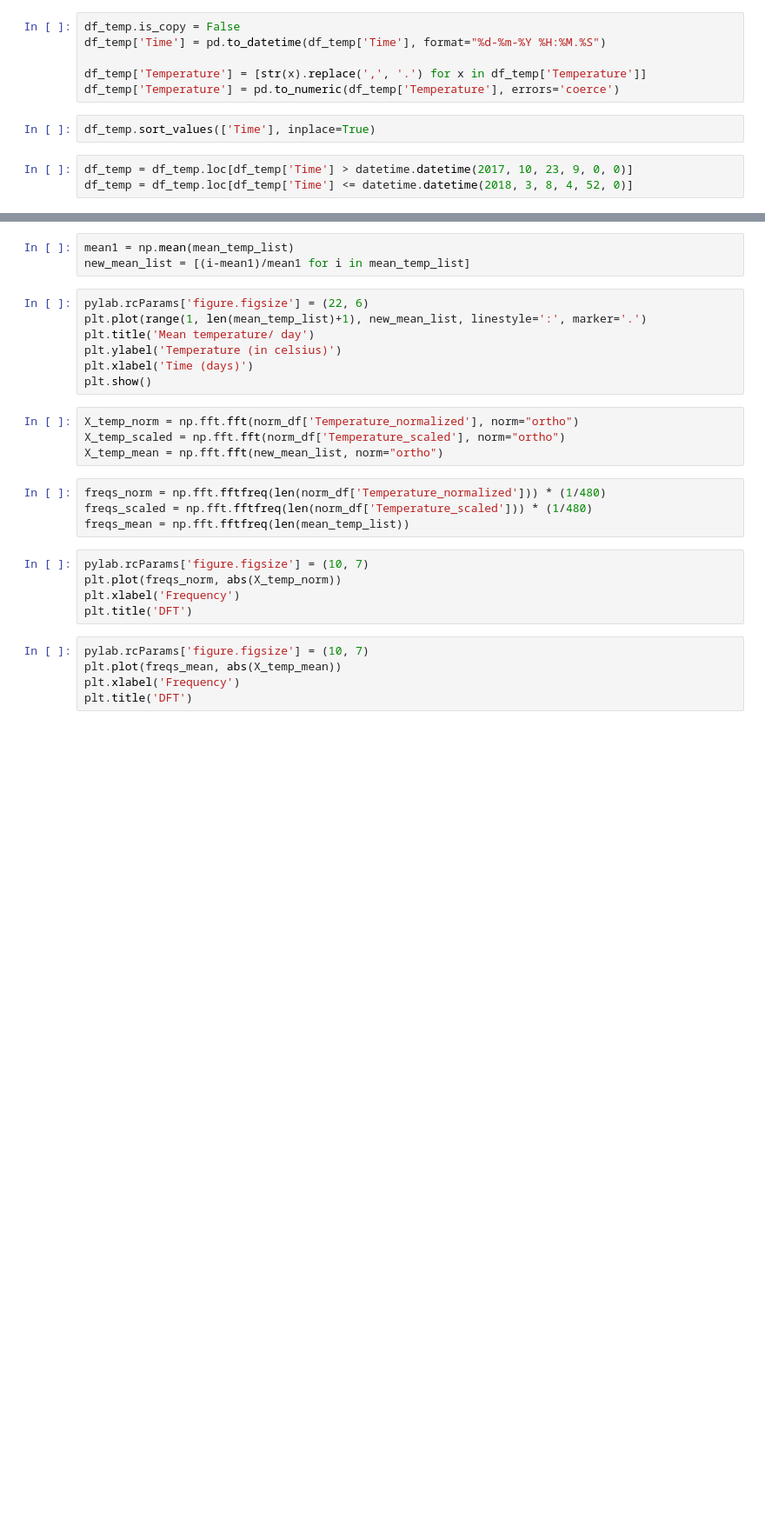
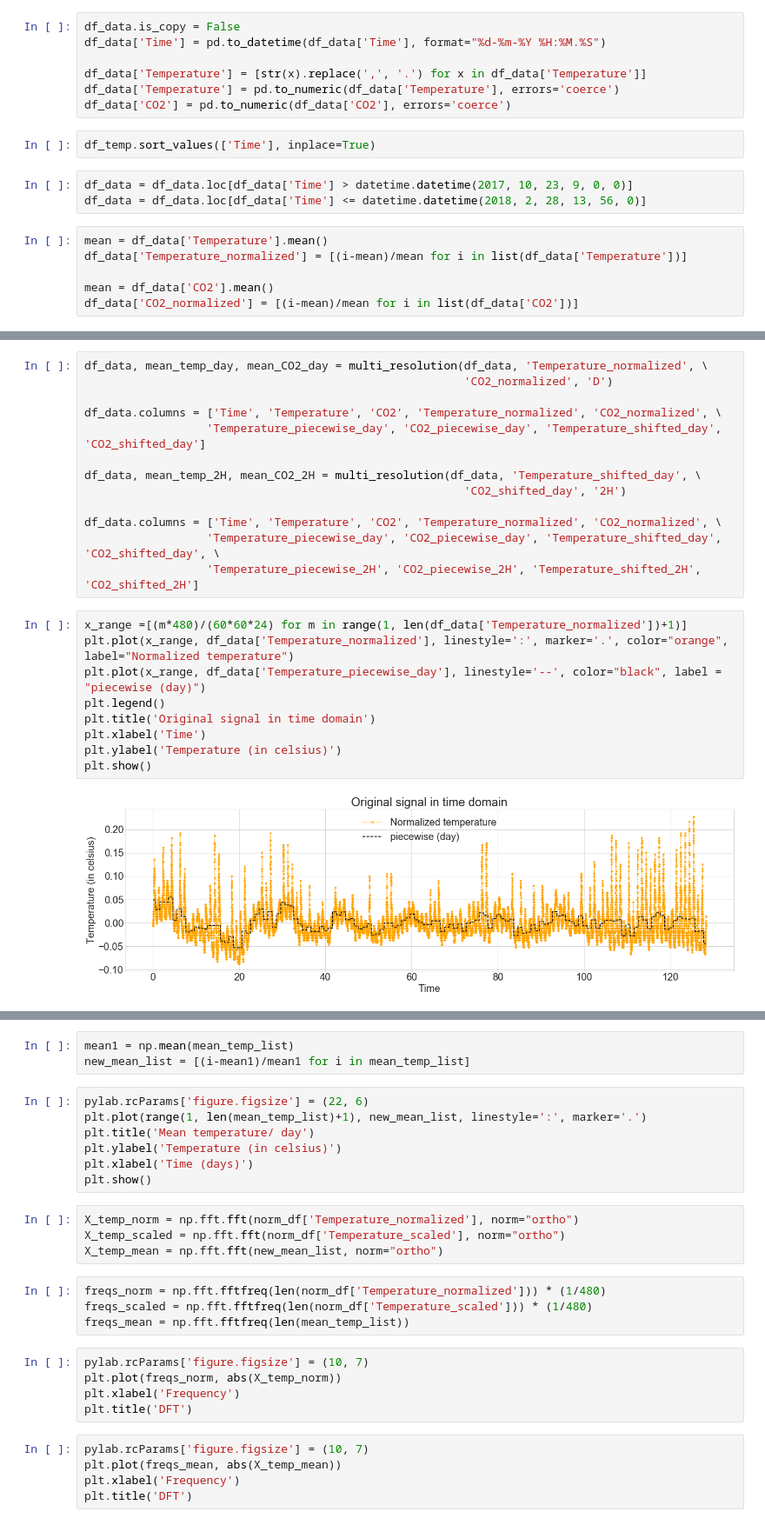
Before and after one commit to palindrome6/modelling_and_simulation, a Jupyter notebook: Signal_analysis.ipynb, the cells around one changed output, grey strips where cells are left out. Shown at 87% size. Drawn from its saved outputs; the diff is of its cells as text; blank space fills up the shorter version.

Commit message:
multi resolution

```diff
--- a/Signal_analysis.ipynb
+++ b/Signal_analysis.ipynb
@@ -20,11 +24,18 @@ df_temp.columns = ['Time', 'Temperature']
 # %%
-df_temp.is_copy = False
-df_temp['Time'] = pd.to_datetime(df_temp['Time'], format="%d-%m-%Y %H:%M.%S")
+df_data.is_copy = False
+df_data['Time'] = pd.to_datetime(df_data['Time'], format="%d-%m-%Y %H:%M.%S")
 
-df_temp['Temperature'] = [str(x).replace(',', '.') for x in df_temp['Temperature']]
-df_temp['Temperature'] = pd.to_numeric(df_temp['Temperature'], errors='coerce')
+df_data['Temperature'] = [str(x).replace(',', '.') for x in df_data['Temperature']]
+df_data['Temperature'] = pd.to_numeric(df_data['Temperature'], errors='coerce')
+df_data['CO2'] = pd.to_numeric(df_data['CO2'], errors='coerce')
 # %%
 df_temp.sort_values(['Time'], inplace=True)
 # %%
-df_temp = df_temp.loc[df_temp['Time'] > datetime.datetime(2017, 10, 23, 9, 0, 0)]
-df_temp = df_temp.loc[df_temp['Time'] <= datetime.datetime(2018, 3, 8, 4, 52, 0)]
+df_data = df_data.loc[df_data['Time'] > datetime.datetime(2017, 10, 23, 9, 0, 0)]
+df_data = df_data.loc[df_data['Time'] <= datetime.datetime(2018, 2, 28, 13, 56, 0)]
+# %%
+mean = df_data['Temperature'].mean()
+df_data['Temperature_normalized'] = [(i-mean)/mean for i in list(df_data['Temperature'])]
+
+mean = df_data['CO2'].mean()
+df_data['CO2_normalized'] = [(i-mean)/mean for i in list(df_data['CO2'])]
@@ -30,0 +72,24 @@ df_temp = df_temp.loc[df_temp['Time'] <= datetime.datetime(2018, 3, 8, 4, 52, 0)
+# %%
+df_data, mean_temp_day, mean_CO2_day = multi_resolution(df_data, 'Temperature_normalized', \
+                                                        'CO2_normalized', 'D')
+
+df_data.columns = ['Time', 'Temperature', 'CO2', 'Temperature_normalized', 'CO2_normalized', \
+                  'Temperature_piecewise_day', 'CO2_piecewise_day', 'Temperature_shifted_day', 'CO2_shifted_day']
+
+df_data, mean_temp_2H, mean_CO2_2H = multi_resolution(df_data, 'Temperature_shifted_day', \
+                                                        'CO2_shifted_day', '2H')
+
+df_data.columns = ['Time', 'Temperature', 'CO2', 'Temperature_normalized', 'CO2_normalized', \
+                  'Temperature_piecewise_day', 'CO2_piecewise_day', 'Temperature_shifted_day', 'CO2_shifted_day', \
+                  'Temperature_piecewise_2H', 'CO2_piecewise_2H', 'Temperature_shifted_2H', 'CO2_shifted_2H']
+# %%
+x_range =[(m*480)/(60*60*24) for m in range(1, len(df_data['Temperature_normalized'])+1)]
+plt.plot(x_range, df_data['Temperature_normalized'], linestyle=':', marker='.', color="orange", label="Normalized temperature")
+plt.plot(x_range, df_data['Temperature_piecewise_day'], linestyle='--', color="black", label = "piecewise (day)")
+plt.legend()
+plt.title('Original signal in time domain')
+plt.xlabel('Time')
+plt.ylabel('Temperature (in celsius)')
+plt.show()
+# %% [output]
+[figure, added]
```
Also changed, not shown: parts of 13 cells of this notebook.
